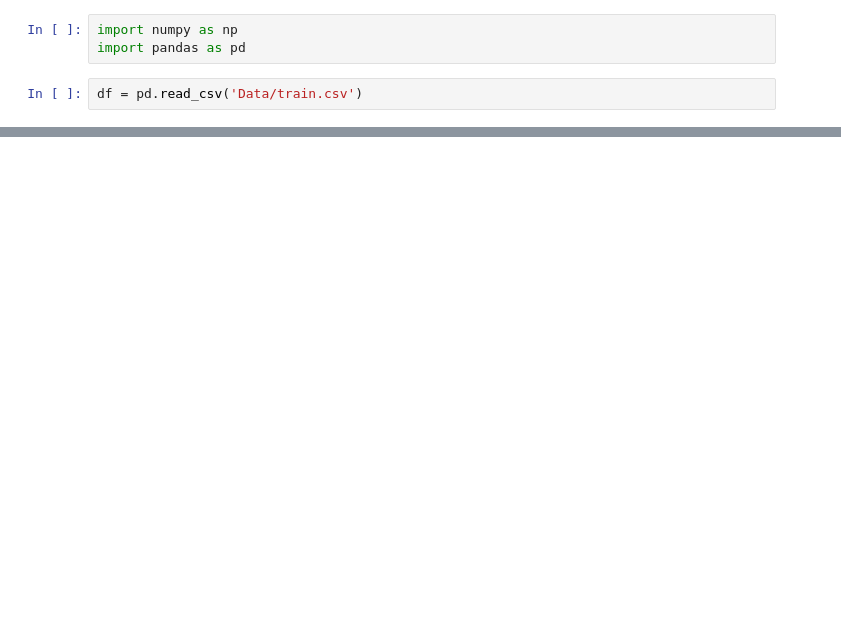
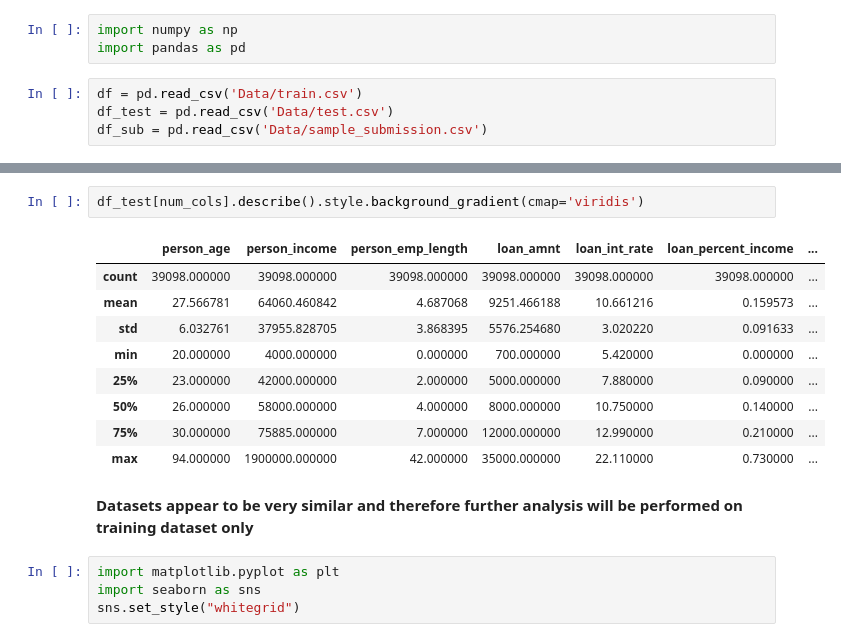
Before and after one commit to jeffc1994/DataScience, a Jupyter notebook: Loan Approval Prediction.ipynb, the cells around one changed output, grey strips where cells are left out. Cells and saved outputs as stored; diff of their text form; blank space fills up the shorter version.

```diff
--- a/Loan Approval Prediction.ipynb
+++ b/Loan Approval Prediction.ipynb
@@ -3,3 +3,5 @@ import numpy as np
 import pandas as pd
 # %%
 df = pd.read_csv('Data/train.csv')
+df_test = pd.read_csv('Data/test.csv')
+df_sub = pd.read_csv('Data/sample_submission.csv')
@@ -14,0 +131,18 @@ df.head(5)
+# %%
+df_test[num_cols].describe().style.background_gradient(cmap='viridis')
+# %% [output]
+|  | person_age | person_income | person_emp_length | loan_amnt | loan_int_rate | loan_percent_income | ... |
+| count | 39098.000000 | 39098.000000 | 39098.000000 | 39098.000000 | 39098.000000 | 39098.000000 | ... |
+| mean | 27.566781 | 64060.460842 | 4.687068 | 9251.466188 | 10.661216 | 0.159573 | ... |
+| std | 6.032761 | 37955.828705 | 3.868395 | 5576.254680 | 3.020220 | 0.091633 | ... |
+| min | 20.000000 | 4000.000000 | 0.000000 | 700.000000 | 5.420000 | 0.000000 | ... |
+| 25% | 23.000000 | 42000.000000 | 2.000000 | 5000.000000 | 7.880000 | 0.090000 | ... |
+| 50% | 26.000000 | 58000.000000 | 4.000000 | 8000.000000 | 10.750000 | 0.140000 | ... |
+| 75% | 30.000000 | 75885.000000 | 7.000000 | 12000.000000 | 12.990000 | 0.210000 | ... |
+| max | 94.000000 | 1900000.000000 | 42.000000 | 35000.000000 | 22.110000 | 0.730000 | ... |
+# %% [markdown]
+**Datasets appear to be very similar and therefore further analysis will be performed on training dataset only**
+# %%
+import matplotlib.pyplot as plt
+import seaborn as sns
+sns.set_style("whitegrid")
```
Also changed, not shown: parts of 43 cells of this notebook.
